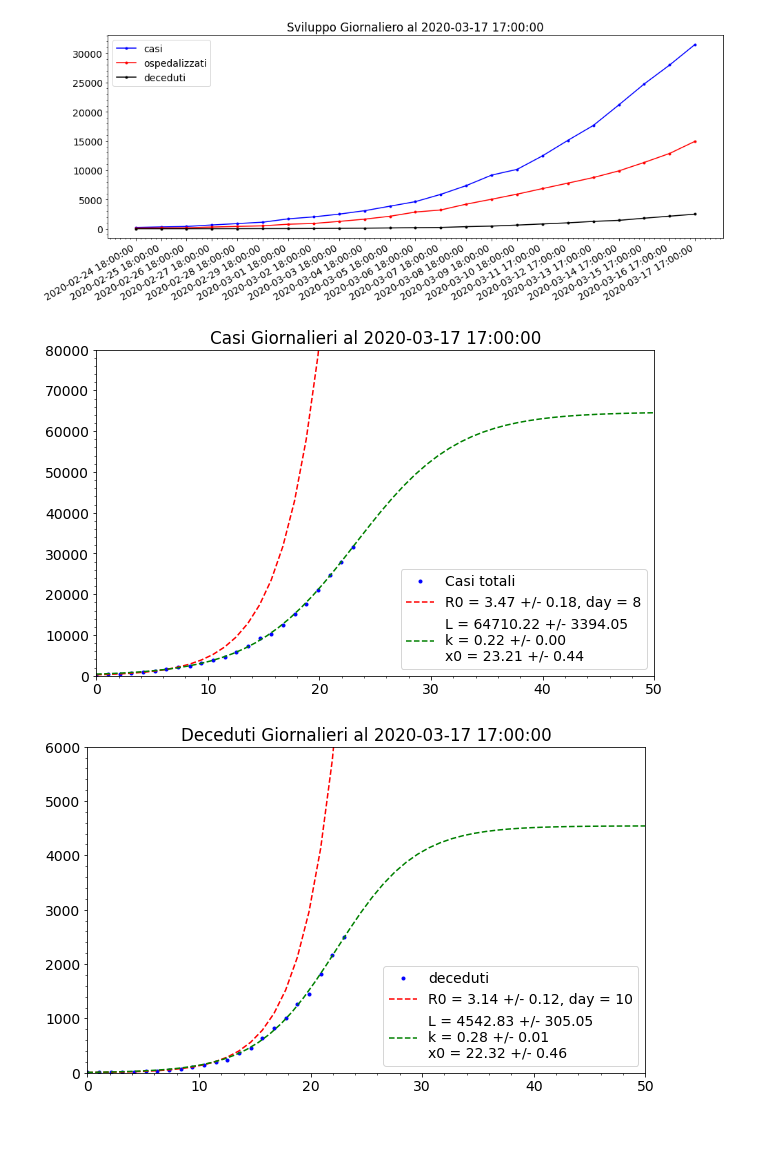
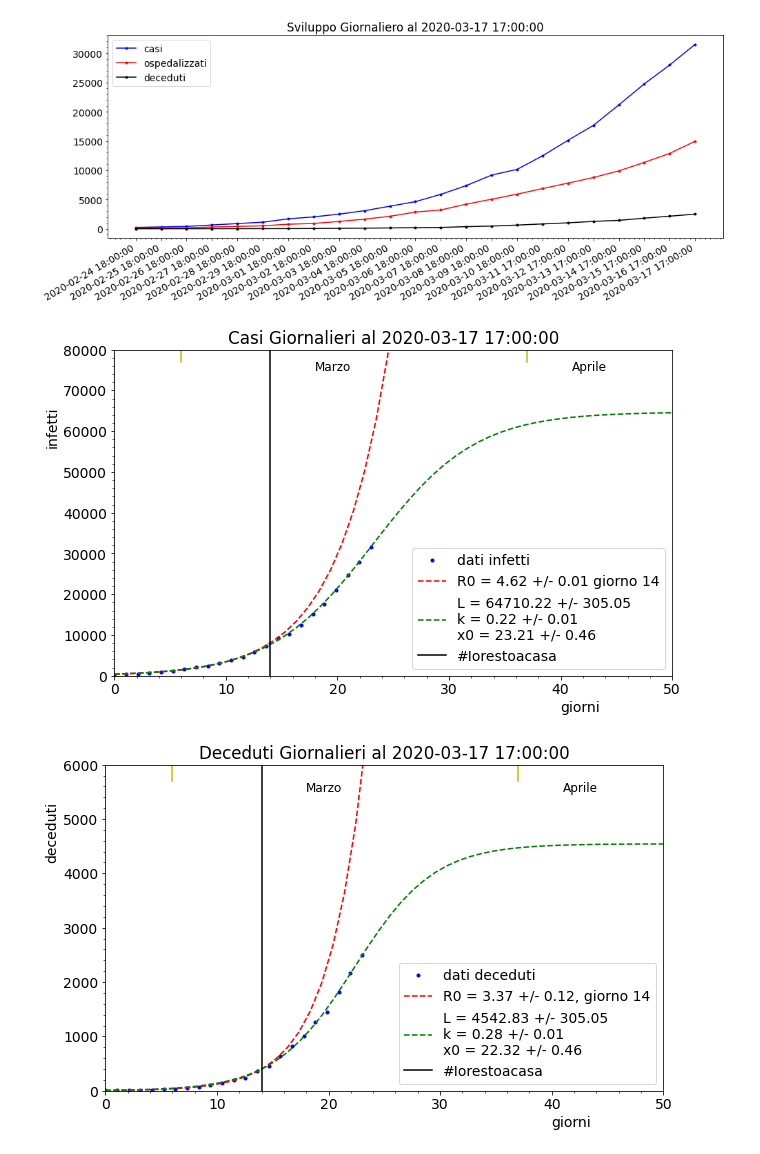
Before and after one commit to lorenzopaolucci/studenti, a Jupyter notebook: covid19.ipynb, the cells around one changed output. Cells and saved outputs as stored; diff of their text form; code cells hidden in the pictures.

```diff
--- a/covid19.ipynb
+++ b/covid19.ipynb
@@ -45,56 +45,68 @@ plt.show()
 # %%
 def Exp(x, p0, p1): # negative exponential
 
     import numpy as np
     return p0*np.exp(x/p1)
 
 def Logistic(x, L, k, x0):
     return L / (1. + np.exp(-k * (x - x0)))
 
 from scipy.optimize import curve_fit
 x = np.linspace(0, len(df['data']), len(df['data']))
 
-max_exp_fit = 8
-popt,pcov = curve_fit(Exp,x[x<max_exp_fit], df['totale_casi'][x<max_exp_fit], p0=[1,2])
-perr = np.sqrt(np.diag(pcov))
+max_exp_fit = 14
+popt_e,pcov_e = curve_fit(Exp,x[x<max_exp_fit], df['totale_casi'][x<max_exp_fit], p0=[1,2])
+perr_e = np.sqrt(np.diag(pcov))
 fig, ax = plt.subplots(figsize=(10,6))
-ax.plot(x, df['totale_casi'], 'b.', label='Casi totali')
-ax.plot(x, Exp(x, *popt), 'r--', label='R0 = {0:.2f} +/- {1:.2f}, day = {2:d}'.format(popt[1], perr[1], max_exp_fit))
-popt,pcov = curve_fit(Logistic,x, df['totale_casi'], p0=[4000.,4., 10.])
-perr = np.sqrt(np.diag(pcov))
+ax.plot(x, df['totale_casi'], 'b.', label='dati infetti')
+popt_l,pcov_l = curve_fit(Logistic,x, df['totale_casi'], p0=[4000.,4., 10.])
+perr_l = np.sqrt(np.diag(pcov))
 x=np.linspace(0,50,50)
-ax.plot(x, Logistic(x, *popt), 'g--', label='L = {0:.2f} +/- {1:.2f}\nk = {2:.2f} +/- {3:.2f} \
-\nx0 = {4:.2f} +/- {5:.2f}'.format(popt[0], perr[0], popt[1], perr[1], popt[2], perr[2]))
+ax.plot(x, Exp(x, *popt_e), 'r--', label='R0 = {0:.2f} +/- {1:.2f} giorno {2:d}'.format(popt_e[1], perr_e[1], max_exp_fit))
+ax.plot(x, Logistic(x, *popt_l), 'g--', label='L = {0:.2f} +/- {1:.2f}\nk = {2:.2f} +/- {3:.2f} \
+\nx0 = {4:.2f} +/- {5:.2f}'.format(popt_l[0], perr_l[0], popt_l[1], perr_l[1], popt_l[2], perr_l[2]))
 ax.set_xlim(0,50)
-#ax.set_ylim(1,1e5)
-#ax.set_yscale('log')
 ax.set_ylim(0,80000)
+ax.plot([14,14], [0,80000], 'k-', label='#Iorestoacasa')
+ax.plot([6,6], [77000,80000], 'y-')
+ax.plot([6+31,6+31], [77000,80000], 'y-')
+ax.text(6+35, 75000, 'Aprile', fontsize=12)
+ax.text(6+12, 75000, 'Marzo', fontsize=12)
 ax.set_title('Casi Giornalieri al '+str(np.array(df['data'])[-1]))
 ax.legend(loc=4)
+ax.set_xlabel('giorni', horizontalalignment = 'left', x=0.8)
+ax.set_ylabel('infetti', horizontalalignment = 'left', y=0.7)
 plt.minorticks_on()
 plt.show()
 # %% [output]
-[figure, old version]
+[figure, new version]
 # %%
 x = np.linspace(0, len(df['data']), len(df['data']))
 
-max_exp_fit = 10
-popt,pcov = curve_fit(Exp,x[x<max_exp_fit], df['deceduti'][x<max_exp_fit], p0=[1,2])
-perr = np.sqrt(np.diag(pcov))
+max_exp_fit = 14
+popt_e,pcov_e = curve_fit(Exp,x[x<max_exp_fit], df['deceduti'][x<max_exp_fit], p0=[1,2])
+perr_e = np.sqrt(np.diag(pcov_e))
 fig, ax = plt.subplots(figsize=(10,6))
-ax.plot(x, df['deceduti'], 'b.', label='deceduti')
-ax.plot(x, Exp(x, *popt), 'r--', label='R0 = {0:.2f} +/- {1:.2f}, day = {2:d}'.format(popt[1], perr[1], max_exp_fit))
-popt,pcov = curve_fit(Logistic,x, df['deceduti'], p0=[4000.,4., 10.])
-perr = np.sqrt(np.diag(pcov))
+ax.plot(x, df['deceduti'], 'b.', label='dati deceduti')
+popt_l,pcov_l = curve_fit(Logistic,x, df['deceduti'], p0=[4000.,4., 10.])
+perr_l = np.sqrt(np.diag(pcov_l))
 x=np.linspace(0,50,50)
-ax.plot(x, Logistic(x, *popt), 'g--', label='L = {0:.2f} +/- {1:.2f}\nk = {2:.2f} +/- {3:.2f} \
-\nx0 = {4:.2f} +/- {5:.2f}'.format(popt[0], perr[0], popt[1], perr[1], popt[2], perr[2]))
+ax.plot(x, Exp(x, *popt_e), 'r--', label='R0 = {0:.2f} +/- {1:.2f}, giorno {2:d}'.format(popt_e[1], perr_e[1], max_exp_fit))
+ax.plot(x, Logistic(x, *popt_l), 'g--', label='L = {0:.2f} +/- {1:.2f}\nk = {2:.2f} +/- {3:.2f} \
+\nx0 = {4:.2f} +/- {5:.2f}'.format(popt_l[0], perr_l[0], popt_l[1], perr_l[1], popt_l[2], perr_l[2]))
 #ax.set_yscale('log')
 ax.set_xlim(0,50)
 ax.set_ylim(0,6000)
+ax.plot([14,14], [0,6000], 'k-', label='#Iorestoacasa')
+ax.plot([6,6], [5700,6000], 'y-')
+ax.plot([6+31,6+31], [5700,6000], 'y-')
+ax.text(6+35, 5500, 'Aprile', fontsize=12)
+ax.text(6+12, 5500, 'Marzo', fontsize=12)
 ax.legend(loc=4)
 ax.set_title('Deceduti Giornalieri al '+str(np.array(df['data'])[-1]))
+ax.set_xlabel('giorni', horizontalalignment = 'left', x=0.8)
+ax.set_ylabel('deceduti', horizontalalignment = 'left', y=0.7)
 plt.minorticks_on()
 plt.show()
 # %% [output]
-[figure, old version]
+[figure, new version]
```
Also changed, not shown: parts of 1 cell of this notebook.
